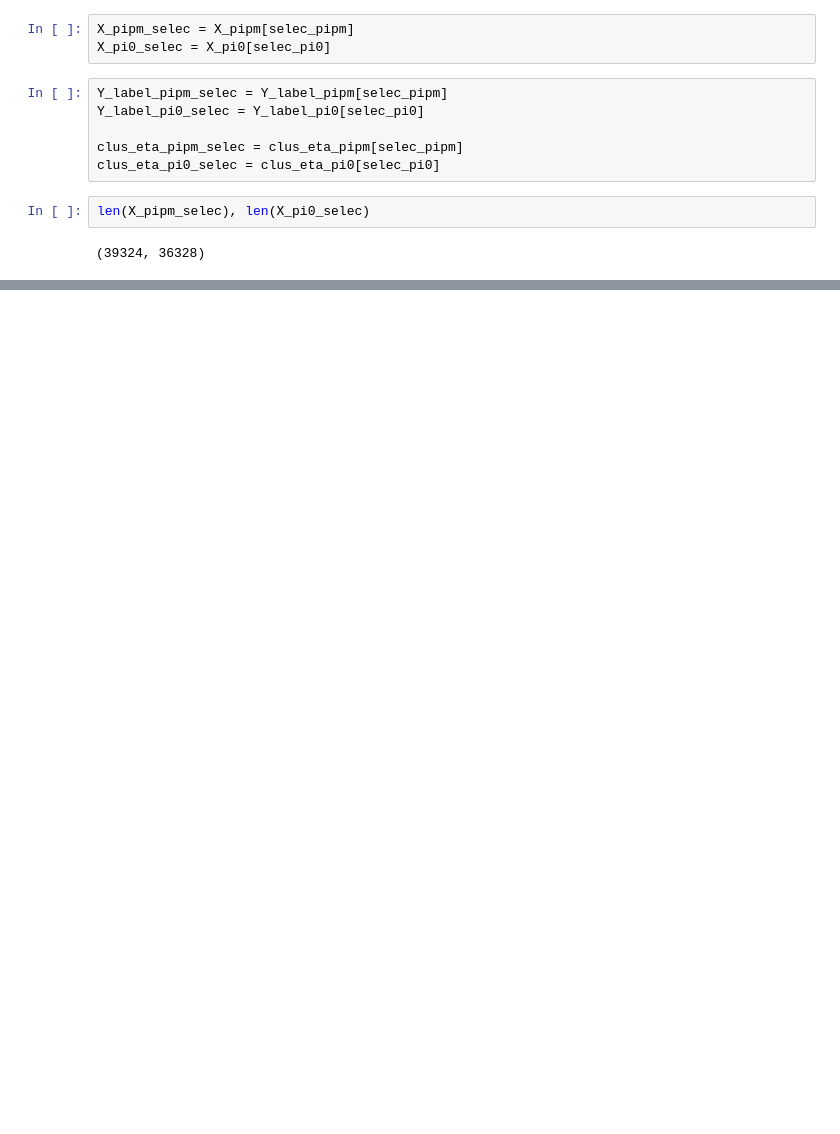
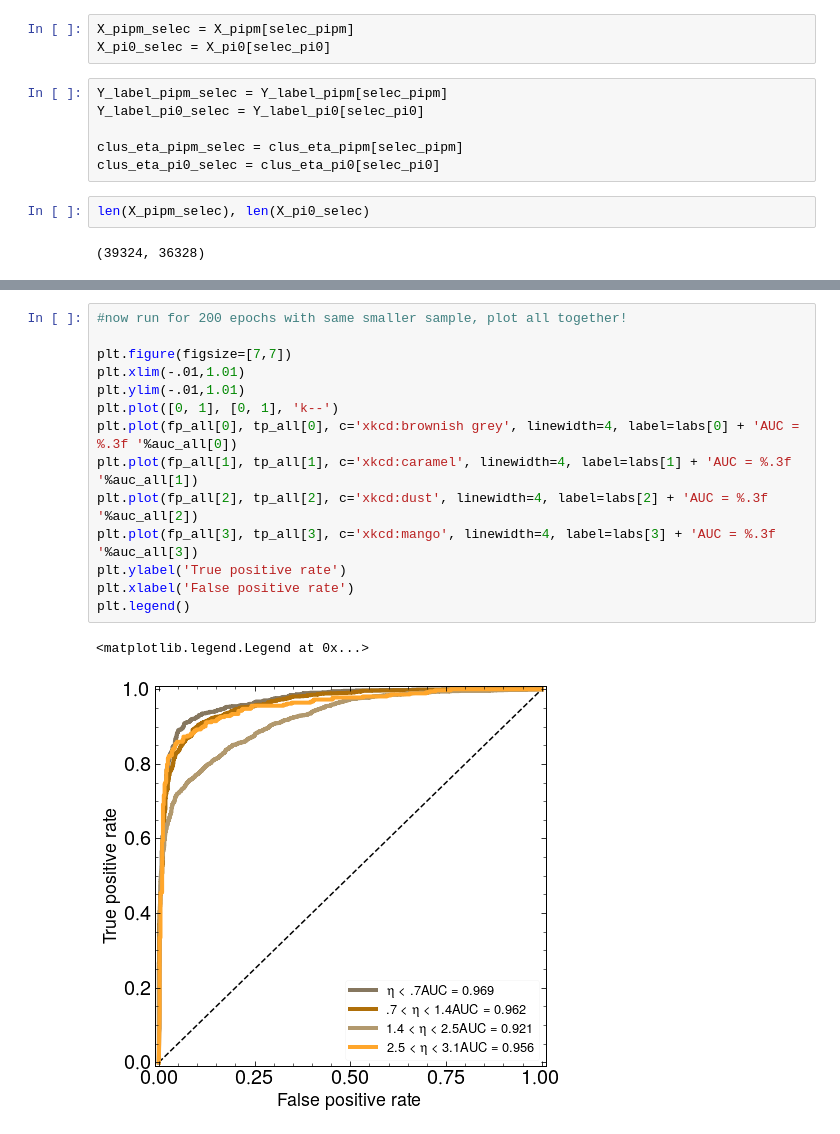
Before and after one commit to KaelaDouglas/LCStudies, a Jupyter notebook: classifier/Week6_part1.ipynb, the cells around one changed output, grey strips where cells are left out. Saved outputs shown, nothing was run; the diff lists cells and outputs as text; blank space fills up the shorter version.

```diff
--- a/classifier/Week6_part1.ipynb
+++ b/classifier/Week6_part1.ipynb
@@ -169,0 +321,17 @@ ValueError: in user code:
+# %%
+#now run for 200 epochs with same smaller sample, plot all together!
+
+plt.figure(figsize=[7,7])
+plt.xlim(-.01,1.01)
+plt.ylim(-.01,1.01)
+plt.plot([0, 1], [0, 1], 'k--')
+plt.plot(fp_all[0], tp_all[0], c='xkcd:brownish grey', linewidth=4, label=labs[0] + 'AUC = %.3f '%auc_all[0])
+plt.plot(fp_all[1], tp_all[1], c='xkcd:caramel', linewidth=4, label=labs[1] + 'AUC = %.3f '%auc_all[1])
+plt.plot(fp_all[2], tp_all[2], c='xkcd:dust', linewidth=4, label=labs[2] + 'AUC = %.3f '%auc_all[2])
+plt.plot(fp_all[3], tp_all[3], c='xkcd:mango', linewidth=4, label=labs[3] + 'AUC = %.3f '%auc_all[3])
+plt.ylabel('True positive rate')
+plt.xlabel('False positive rate')
+plt.legend()
+# %% [output]
+<matplotlib.legend.Legend at 0x...>
+[figure, added]
```
Also changed, not shown: parts of 34 cells of this notebook, 33 other files.
